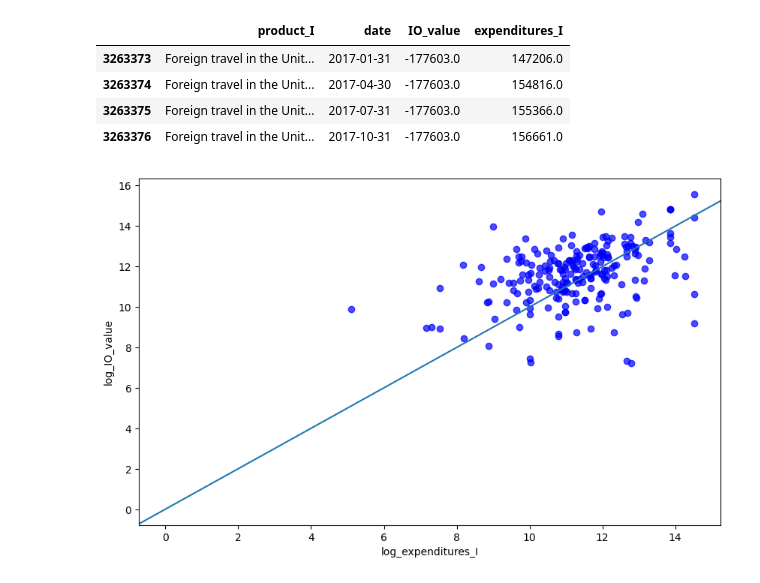
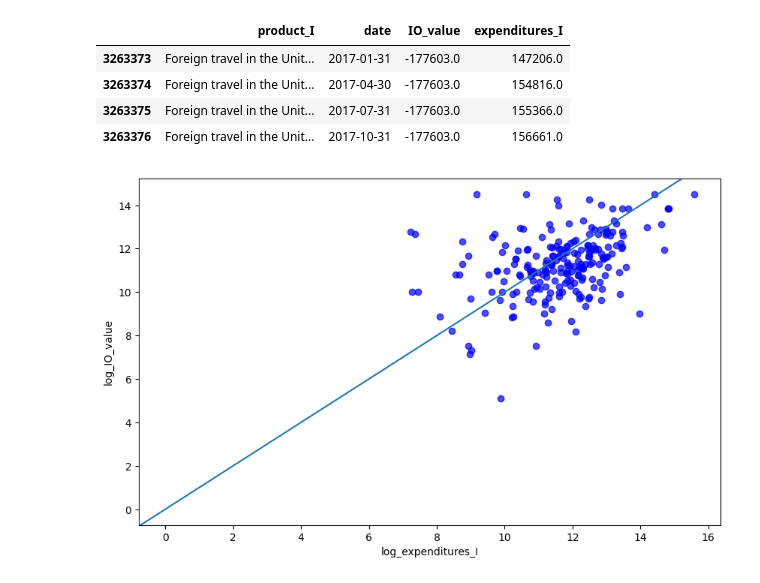
Before and after one commit to emilyfu1/shocks_productionnetworks, a Jupyter notebook: mergechecks.ipynb, the cells around one changed output. Saved outputs shown, nothing was run; the diff lists cells and outputs as text; code cells hidden in the pictures.

```diff
--- a/mergechecks.ipynb
+++ b/mergechecks.ipynb
@@ -126,16 +144,16 @@ data2017[data2017['product_I'].str.contains('Foreign travel')]
 # %%
 # get logs of everything and do an equivalent scatter plot with those
 
 # do the scatter plot with expenditures on the x axis
 plt.figure(figsize=(10, 6))
-plt.scatter(np.log(byproduct['IO_value']), np.log(byproduct['expenditures_I']), c='blue', alpha=0.7)
+plt.scatter(np.log(byproduct['expenditures_I']), np.log(byproduct['IO_value']), c='blue', alpha=0.7)
 
 plt.xlabel('log_expenditures_I')
 plt.ylabel('log_IO_value')
 
 ax = plt.gca()
 ax.axline((0, 0), slope=1)
 
-#plt.savefig(path_figures + 'merge_check\\log_expenditures.pdf')
+plt.savefig(path_figures + 'merge_check\\log_expenditures.pdf')
 # %% [output]
-[figure, old version]
+[figure, new version]
```
Also changed, not shown: parts of 2 cells of this notebook.
